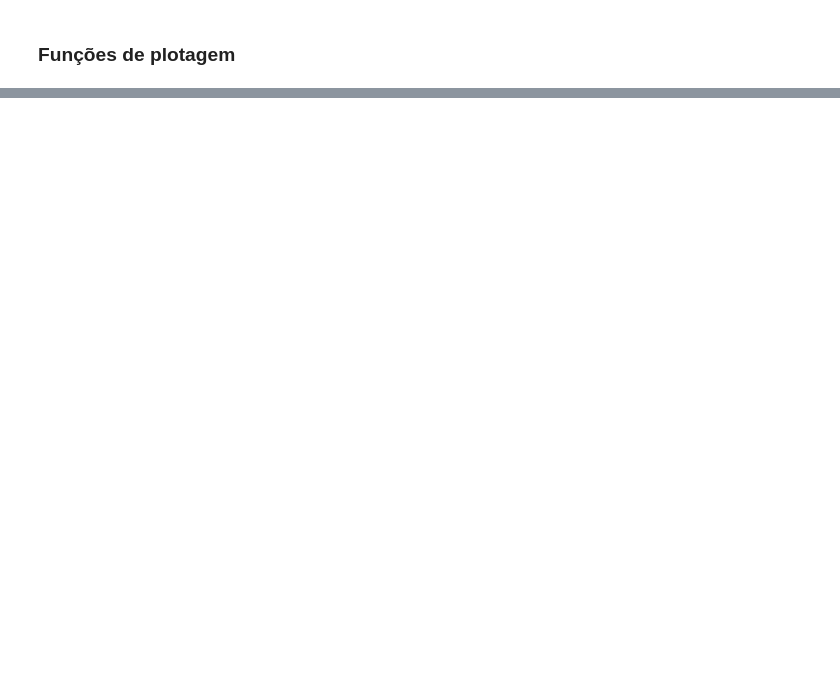
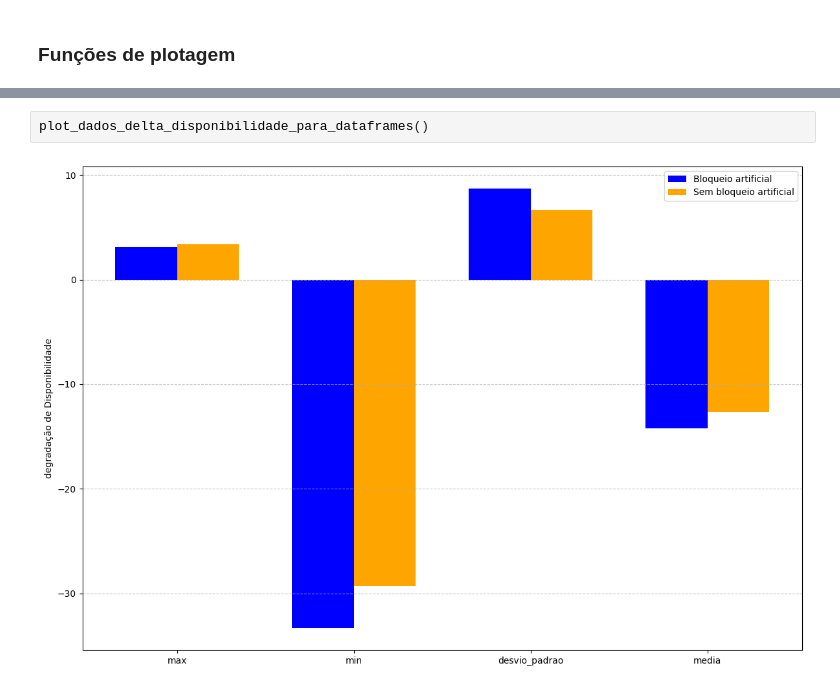
Before and after one commit to Claudiof5/simulador-EON-pre-Desastre, a Jupyter notebook: simulador/simulador/Analise_dados.ipynb, the cells around one changed output, grey strips where cells are left out. Drawn from its saved outputs; the diff is of its cells as text; blank space fills up the shorter version.

```diff
--- a/simulador/simulador/Analise_dados.ipynb
+++ b/simulador/simulador/Analise_dados.ipynb
@@ -669,0 +1697,4 @@ def plot_largest_free_window(link, dataframe = dataframe1, total_slots=200, time
+# %%
+plot_dados_delta_disponibilidade_para_dataframes()
+# %% [output]
+[figure, added]
```
Also changed, not shown: parts of 29 cells of this notebook, 40 other files.
